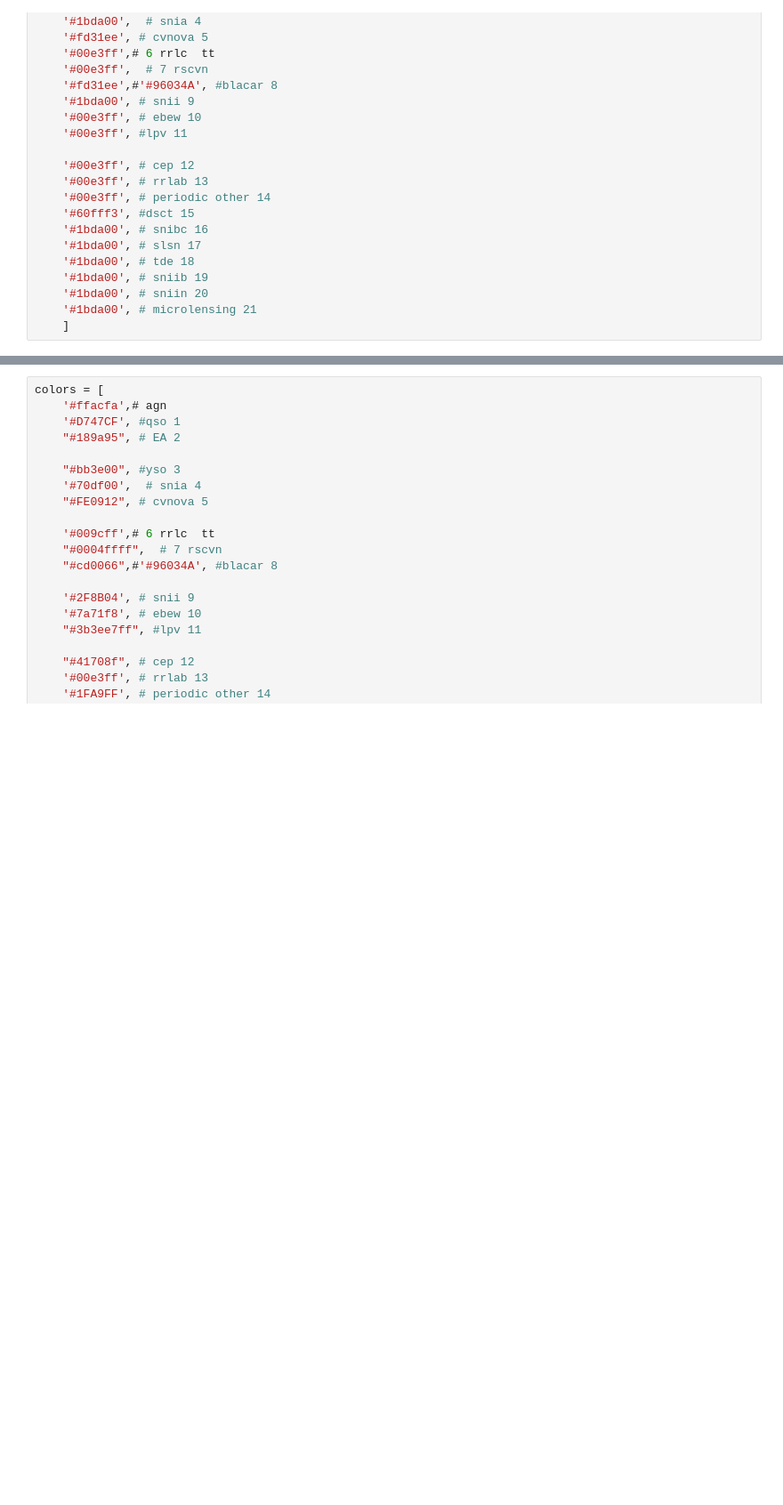
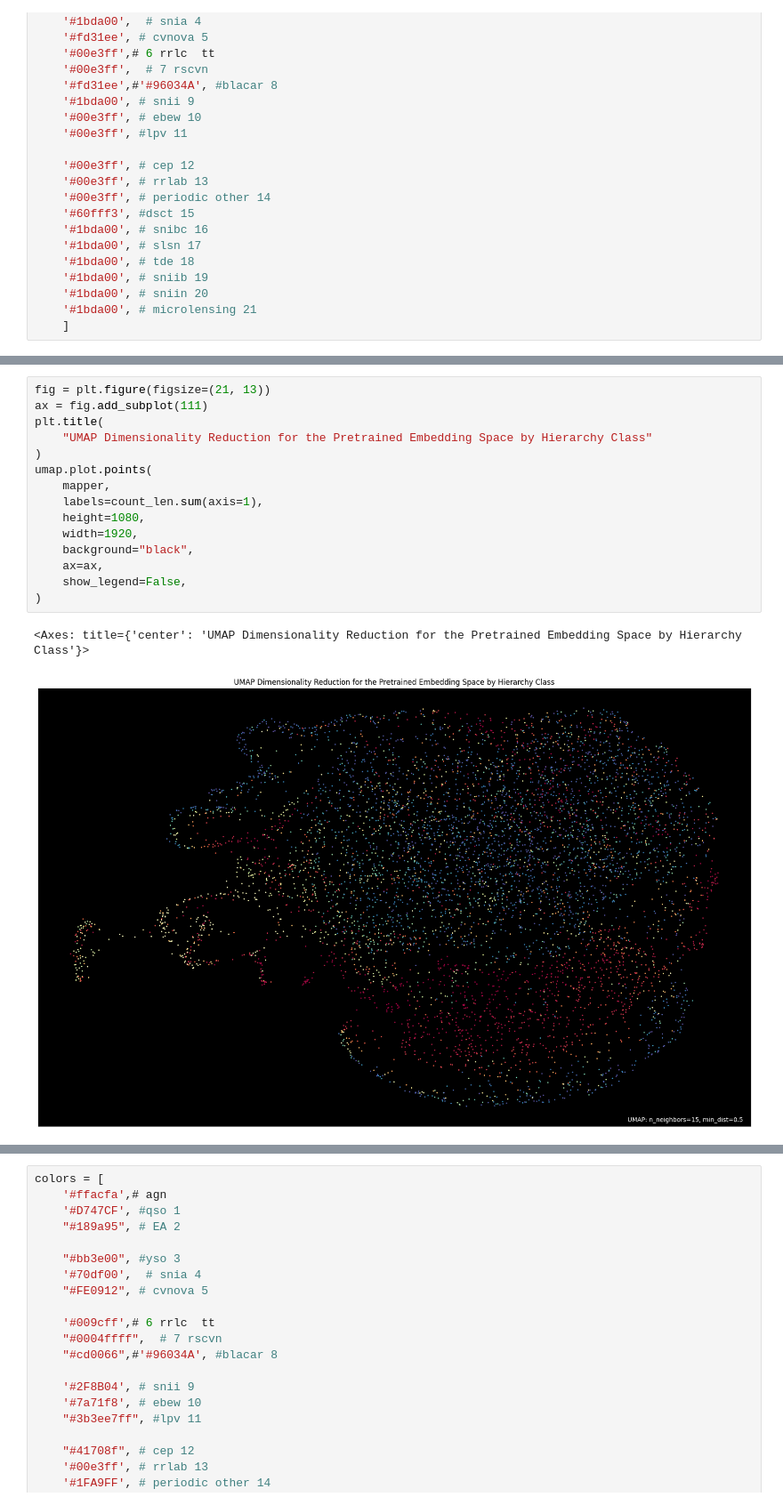
Before and after one commit to HexaPulsar/pipeline, a Jupyter notebook: pipeline/training/lc_classifier_ztf/ATAT_ALeRCE/CLEANUP_REPORT.ipynb, the cells around one changed output, grey strips where cells are left out. Shown at 89% size. Saved outputs shown, nothing was run; the diff lists cells and outputs as text; blank space fills up the shorter version.

```diff
--- a/pipeline/training/lc_classifier_ztf/ATAT_ALeRCE/CLEANUP_REPORT.ipynb
+++ b/pipeline/training/lc_classifier_ztf/ATAT_ALeRCE/CLEANUP_REPORT.ipynb
@@ -190,0 +202,18 @@ umap.plot.points(mapper, labels = np.array([{value:key for key, value in ZTF_TAX
+# %%
+fig = plt.figure(figsize=(21, 13))
+ax = fig.add_subplot(111)
+plt.title(
+    "UMAP Dimensionality Reduction for the Pretrained Embedding Space by Hierarchy Class"
+)
+umap.plot.points(
+    mapper,
+    labels=count_len.sum(axis=1),
+    height=1080,
+    width=1920,
+    background="black",
+    ax=ax,
+    show_legend=False,
+)
+# %% [output]
+<Axes: title={'center': 'UMAP Dimensionality Reduction for the Pretrained Embedding Space by Hierarchy Class'}>
+[figure, added]
```
Also changed, not shown: parts of 8 cells of this notebook, 40 other files.
